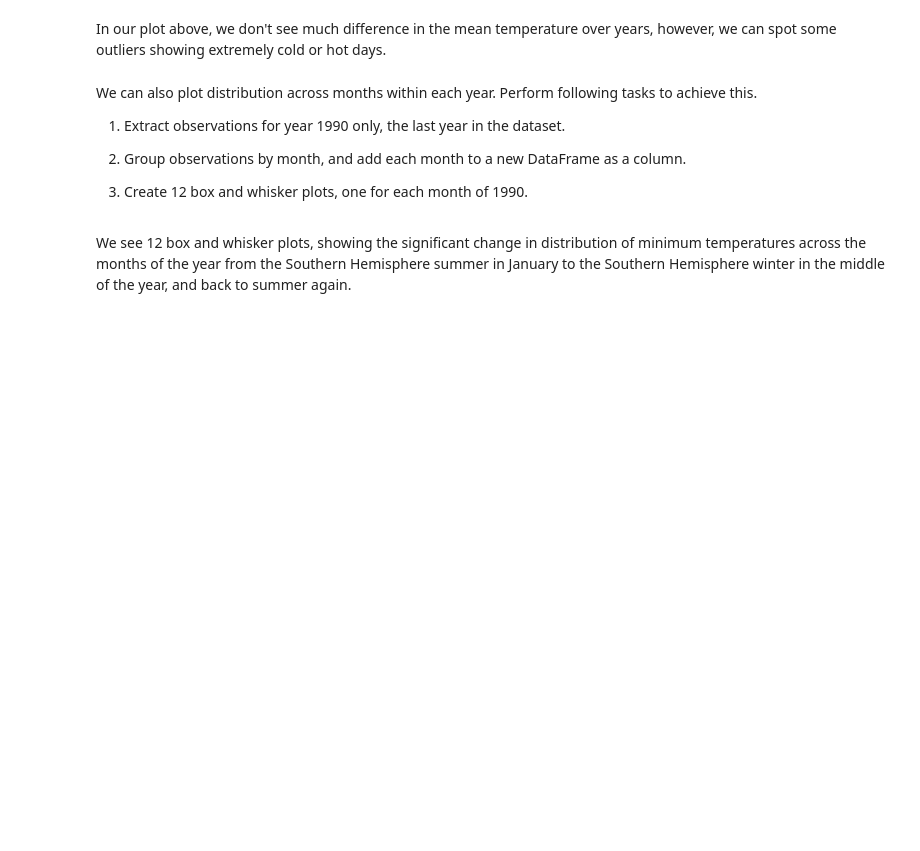
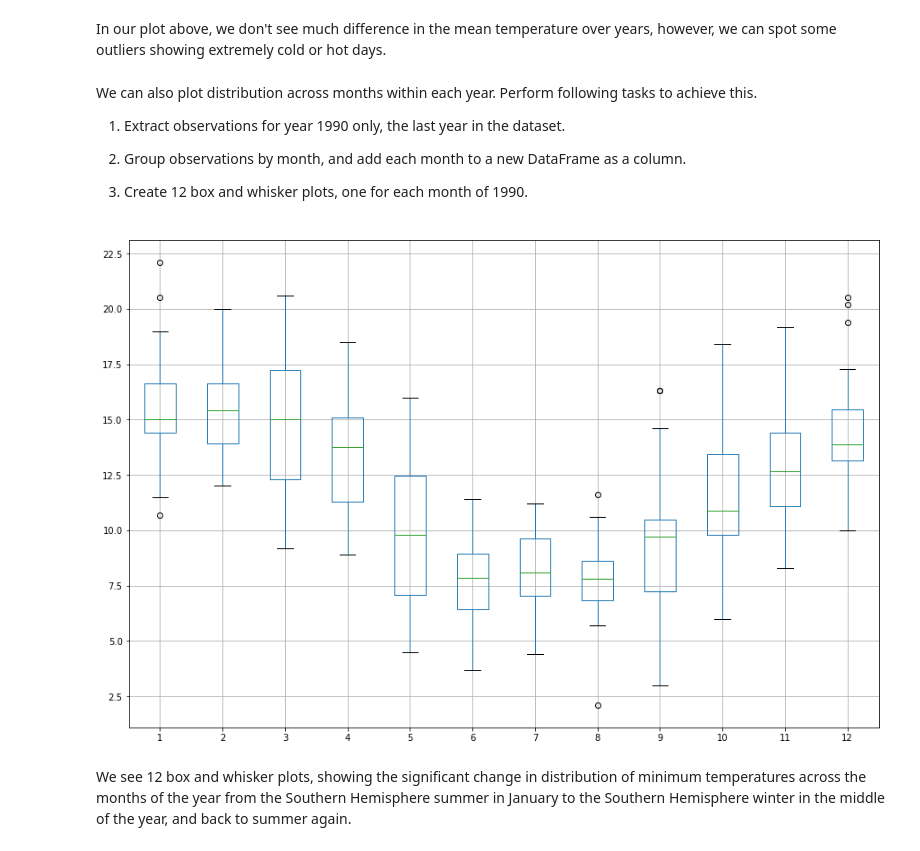
Before and after one commit to nikolholicka/curriculum, a Jupyter notebook: mod4/section31/dsc-visualizing-time-series-data-lab-online-ds-pt-041519/index.ipynb, the cells around one changed output. Cells and saved outputs as stored; diff of their text form; code cells hidden in the pictures; blank space fills up the shorter version.

```diff
--- a/mod4/section31/dsc-visualizing-time-series-data-lab-online-ds-pt-041519/index.ipynb
+++ b/mod4/section31/dsc-visualizing-time-series-data-lab-online-ds-pt-041519/index.ipynb
@@ -146,14 +155,30 @@ We can also plot distribution across months within each year. Perform following
 3. Create 12 box and whisker plots, one for each month of 1990.
 # %%
 # Use temp Dataset to extract values for 1990
-
+df_1990 = df['1990']
 
 # Add each month to dataFrame as a column
+
+df_1990 = df['1990']
+groups_monthly = df_1990.groupby(pd.Grouper(freq ='M'))
+
+# Add each month to dataFrame as a column
+months_1990 = pd.concat([pd.DataFrame(x[1].values) for x in groups_monthly], axis=1)
+months_df = pd.DataFrame(months_1990)
+
+# Set the column names for each month i.e. 1,2,3, .., 12
+months_df.columns = range(1,13)
+
+# Plot the box and whiskers plot for each month
+months_df.boxplot(figsize = (15,10))
+plt.show()
 
 
 # Set the column names for each month i.e. 1,2,3, .., 12
 
 # Plot the box and whiskers plot for each month
+# %% [output]
+[figure, added]
 # %% [markdown]
 We see 12 box and whisker plots, showing the significant change in distribution of minimum temperatures across the months of the year from the Southern Hemisphere summer in January to the Southern Hemisphere winter in the middle of the year, and back to summer again.
 # %% [markdown]
```
Also changed, not shown: parts of 3 cells of this notebook.
